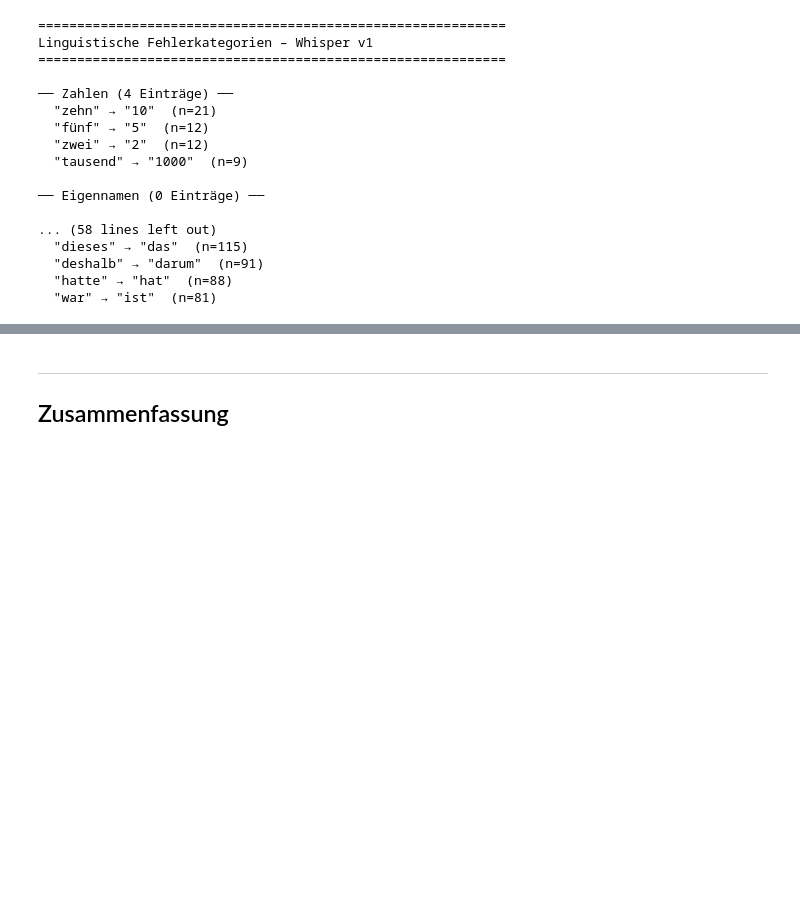
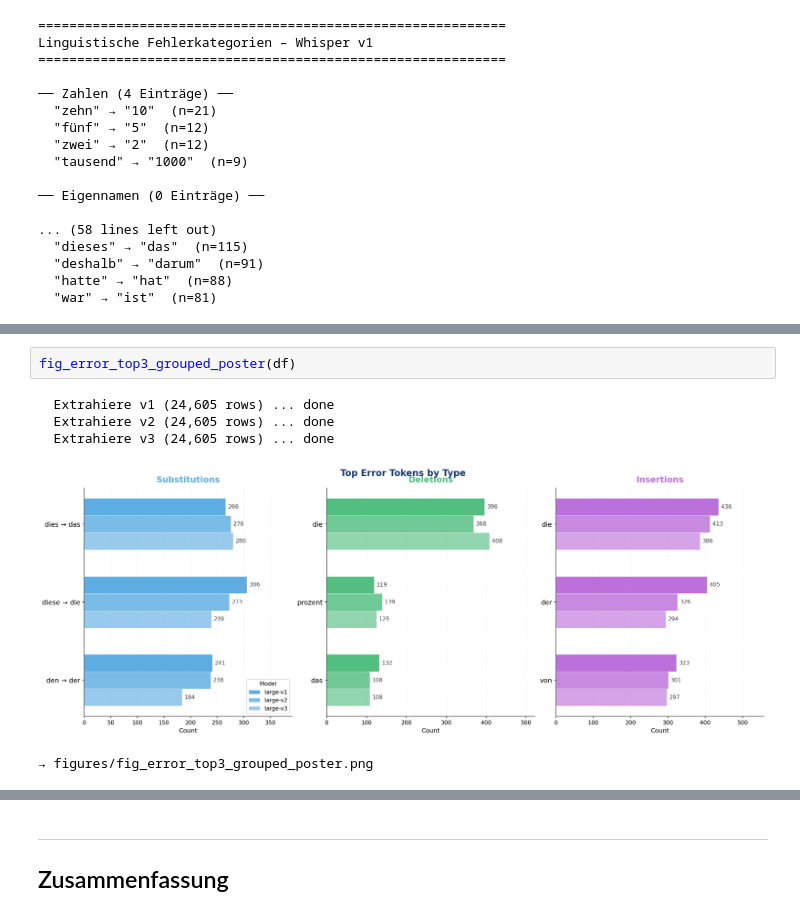
Before and after one commit to sarruja/NLP-Project2, a Jupyter notebook: fehleranalyse.ipynb, the cells around one changed output, grey strips where cells are left out. Drawn from its saved outputs; the diff is of its cells as text; blank space fills up the shorter version.

Commit message:
for poster

```diff
--- a/fehleranalyse.ipynb
+++ b/fehleranalyse.ipynb
@@ -390,0 +412,8 @@ Linguistische Fehlerkategorien – Whisper v1
+# %%
+fig_error_top3_grouped_poster(df)
+# %% [output]
+  Extrahiere v1 (24,605 rows) ... done
+  Extrahiere v2 (24,605 rows) ... done
+  Extrahiere v3 (24,605 rows) ... done
+[figure, added]
+→ figures/fig_error_top3_grouped_poster.png
```
Also changed, not shown: parts of 9 cells of this notebook, 9 other files.
